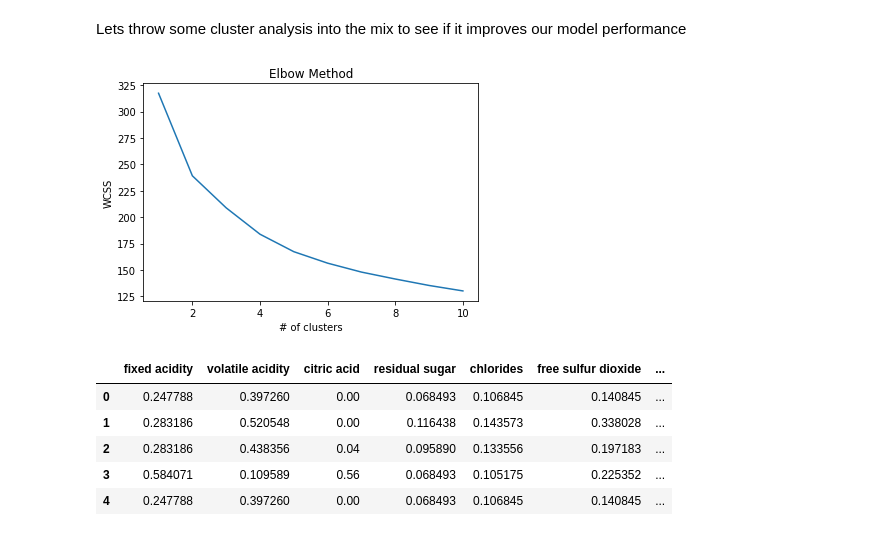
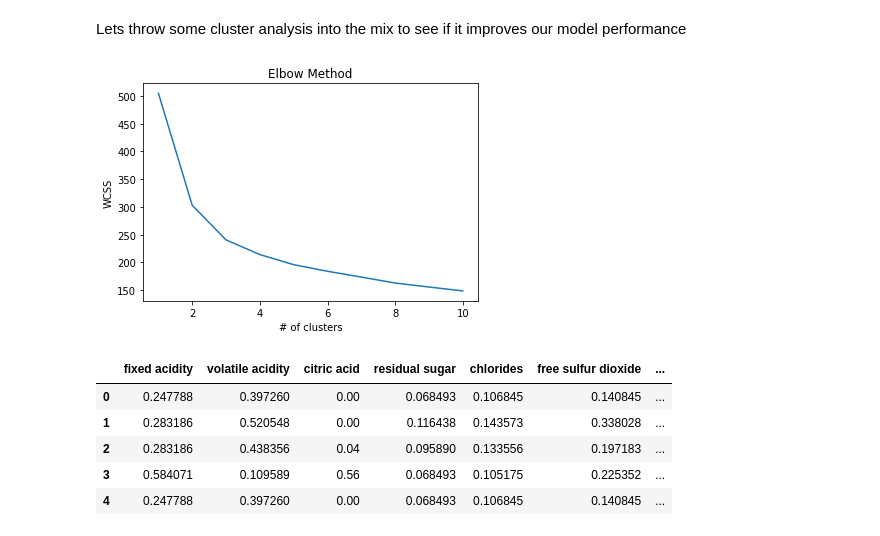
Before and after one commit to Edwardp17/Kaggle, a Jupyter notebook: wine_class/wine_class.ipynb, the cells around one changed output. Drawn from its saved outputs; the diff is of its cells as text; code cells hidden in the pictures.

```diff
--- a/wine_class/wine_class.ipynb
+++ b/wine_class/wine_class.ipynb
@@ -341,15 +341,15 @@ Lets throw some cluster analysis into the mix to see if it improves our model pe
 # %%
 #using elbow method to find optimal number of clusters
 wcss = []
 for i in range(1,11):
     kmeans = KMeans(n_clusters = i, random_state = 1)
-    kmeans.fit(X)
+    kmeans.fit(df_tf)
     wcss.append(kmeans.inertia_)
 plt.plot(range(1,11),wcss)
 plt.title('Elbow Method')
 plt.xlabel('# of clusters')
 plt.ylabel('WCSS')
 plt.show()
 # %% [output]
-[figure, old version]
+[figure, new version]
 # %%
```
Also changed, not shown: parts of 17 cells of this notebook.
